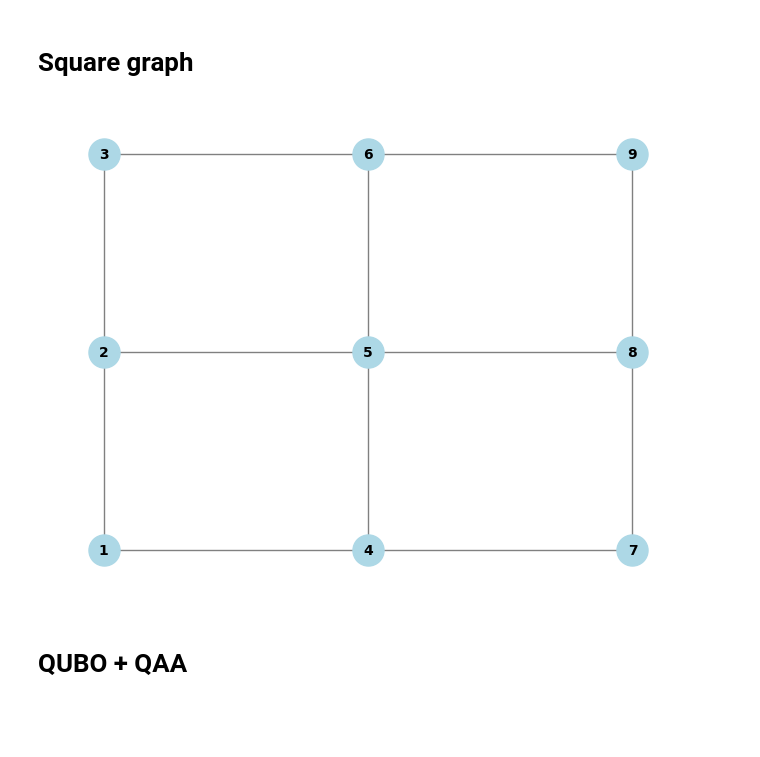
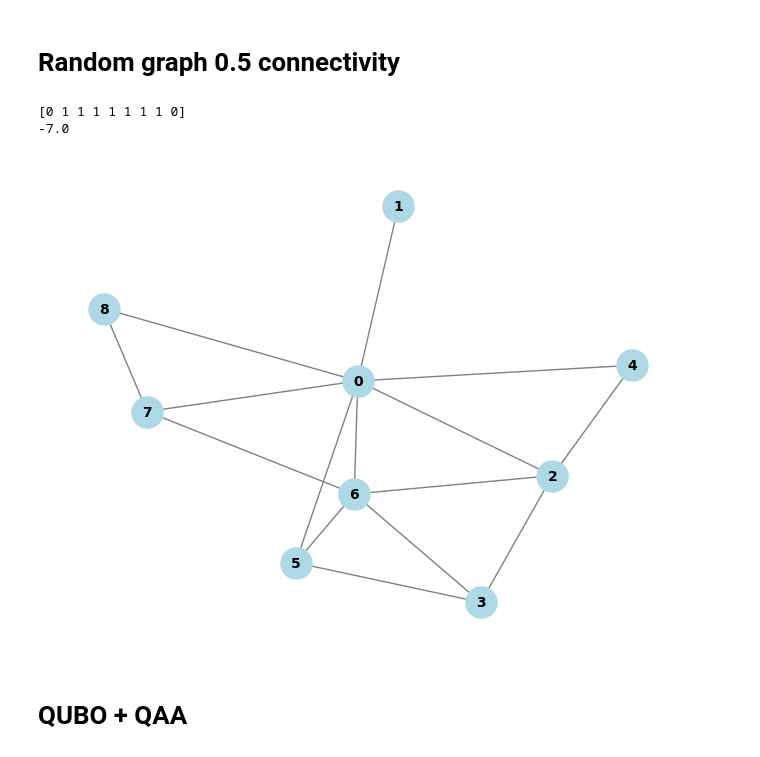
Before and after one commit to Hugo-loio/BIG-quantumhack, a Jupyter notebook: submission/random_graph_1.ipynb, the cells around one changed output. Cells and saved outputs as stored; diff of their text form; code cells hidden in the pictures; blank space fills up the shorter version.

```diff
--- a/submission/random_graph_1.ipynb
+++ b/submission/random_graph_1.ipynb
@@ -8,22 +8,25 @@ from src import graphs
 import src.GRAPH_LDF as qrac
 import src.Annealing as ann
 from src import QAOA
-# %% [markdown]
-# Square graph
+# %% [markdown]
+# Random graph 0.5 connectivity
 # %%
-G = graphs.square_graph(3)
+G = graphs.draw_random_graph(9, 0.5)
 Q = qubo.QUBO_Q(G)
 graph_matrix = qubo.graph_matrix(G)
-graphs.plotting_square(G)
+graphs.plotting_random(G)
 
 
 sol = qubo.QUBO_solver(Q)
+print(sol)
 classical_cost = qubo.get_cost_colouring(sol, Q)
 
 reg = regop.optimized_register(Q, 5)
 #regop.draw_register(reg)
 # %% [output]
+[0 1 1 1 1 1 1 1 0]
+-7.0
-[figure, old version]
+[figure, new version]
 # %% [markdown]
 # QUBO + QAA
 # %%
```
Also changed, not shown: parts of 3 cells of this notebook.
